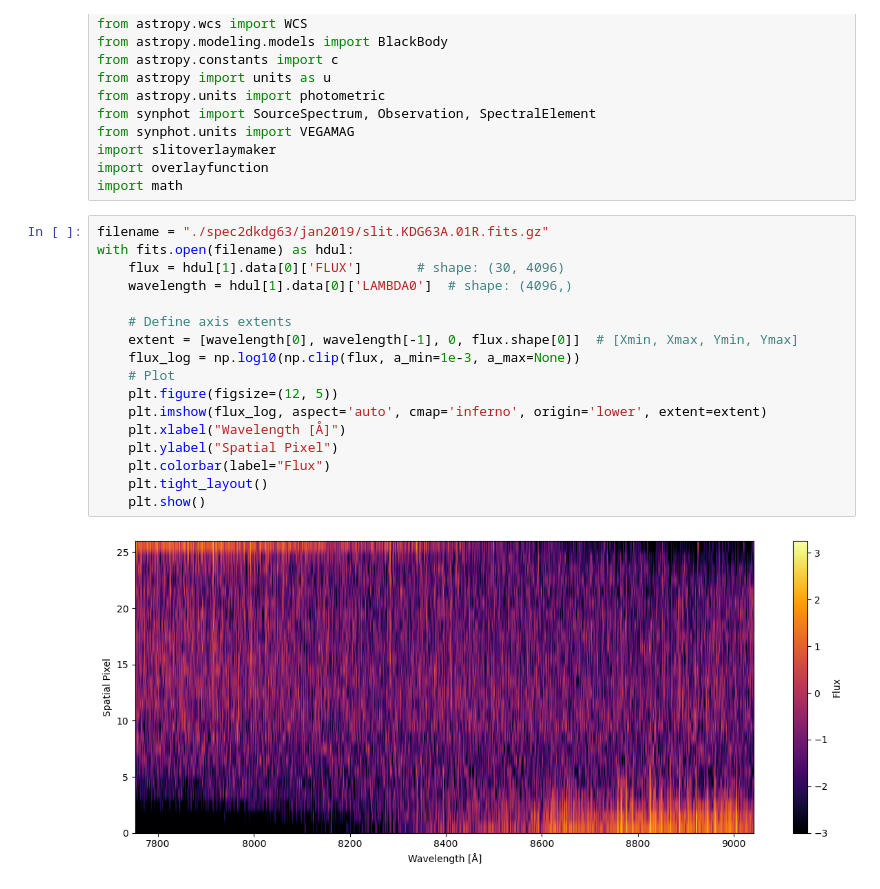
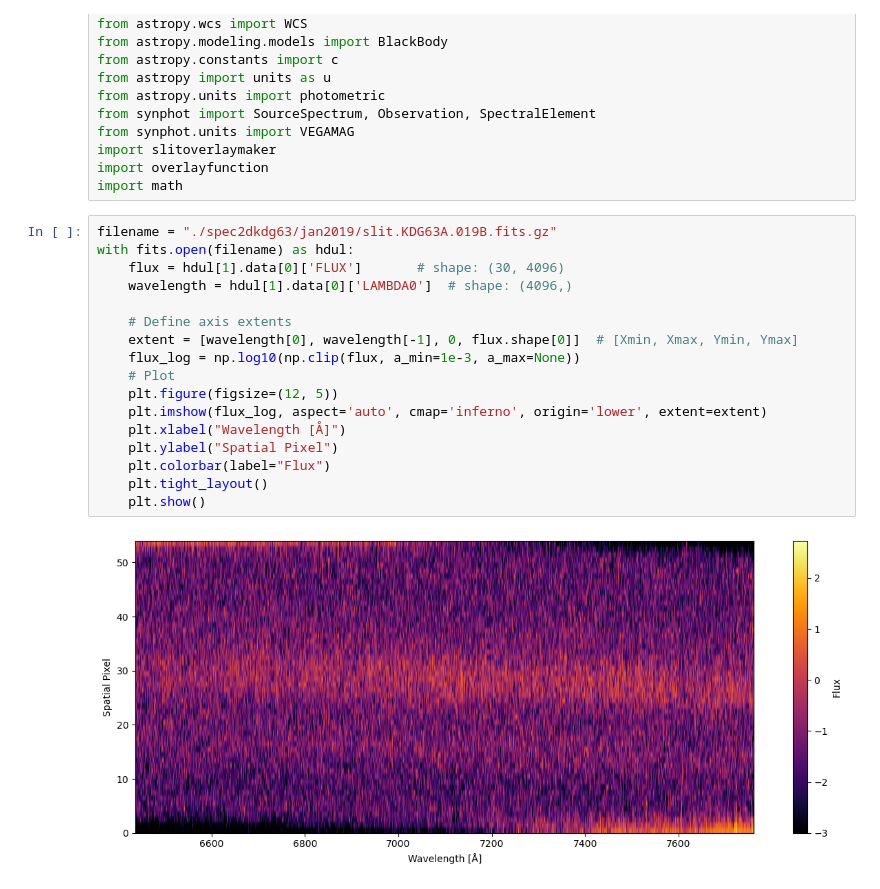
Before and after one commit to curryabalone/AST03, a Jupyter notebook: KDG63/KDG63 Spec2d.ipynb, the cells around one changed output. Cells and saved outputs as stored; diff of their text form.

```diff
--- a/KDG63/KDG63 Spec2d.ipynb
+++ b/KDG63/KDG63 Spec2d.ipynb
@@ -23,21 +23,21 @@ import slitoverlaymaker
 import overlayfunction
 import math
 # %%
-filename = "./spec2dkdg63/jan2019/slit.KDG63A.01R.fits.gz"
+filename = "./spec2dkdg63/jan2019/slit.KDG63A.019B.fits.gz"
 with fits.open(filename) as hdul:
     flux = hdul[1].data[0]['FLUX']       # shape: (30, 4096)
     wavelength = hdul[1].data[0]['LAMBDA0']  # shape: (4096,)
 
     # Define axis extents
     extent = [wavelength[0], wavelength[-1], 0, flux.shape[0]]  # [Xmin, Xmax, Ymin, Ymax]
     flux_log = np.log10(np.clip(flux, a_min=1e-3, a_max=None))
     # Plot
     plt.figure(figsize=(12, 5))
     plt.imshow(flux_log, aspect='auto', cmap='inferno', origin='lower', extent=extent)
     plt.xlabel("Wavelength [Å]")
     plt.ylabel("Spatial Pixel")
     plt.colorbar(label="Flux")
     plt.tight_layout()
     plt.show()
 # %% [output]
-[figure, old version]
+[figure, new version]
```
